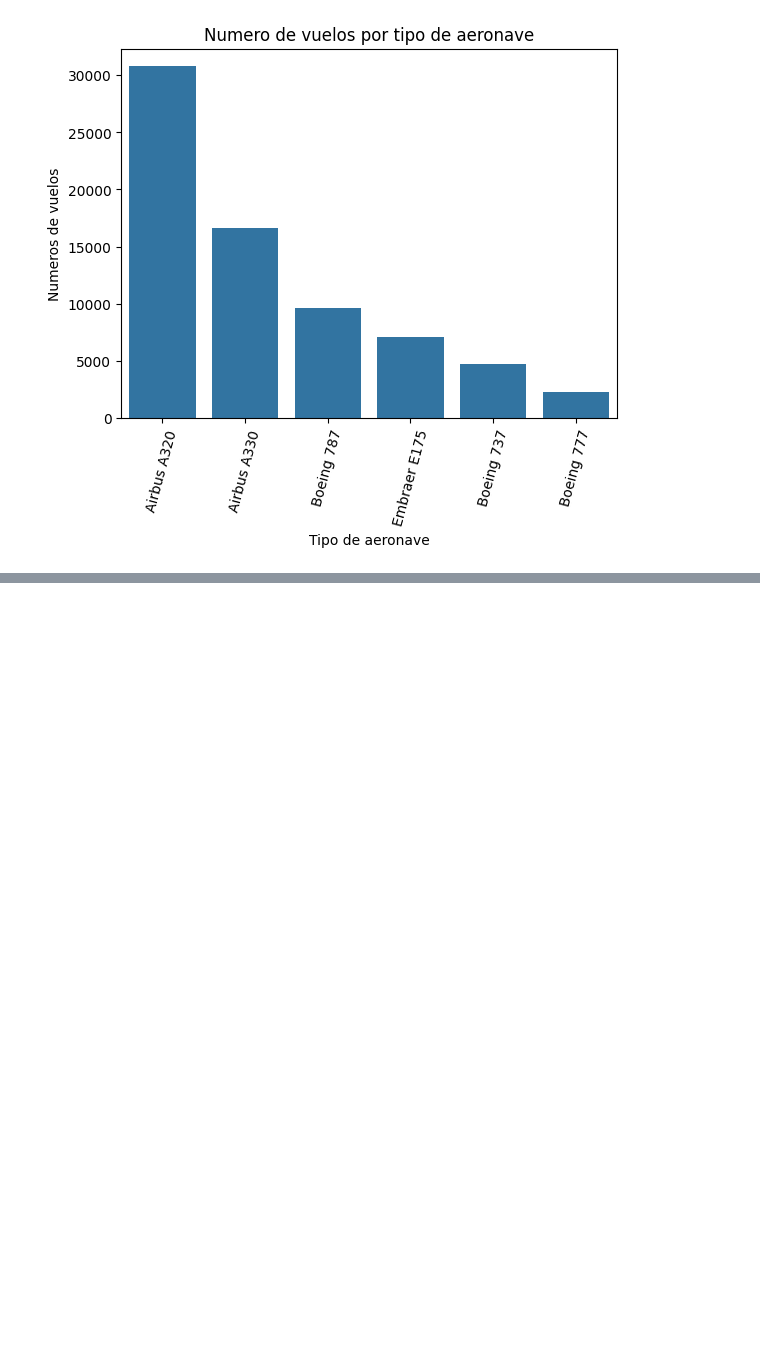
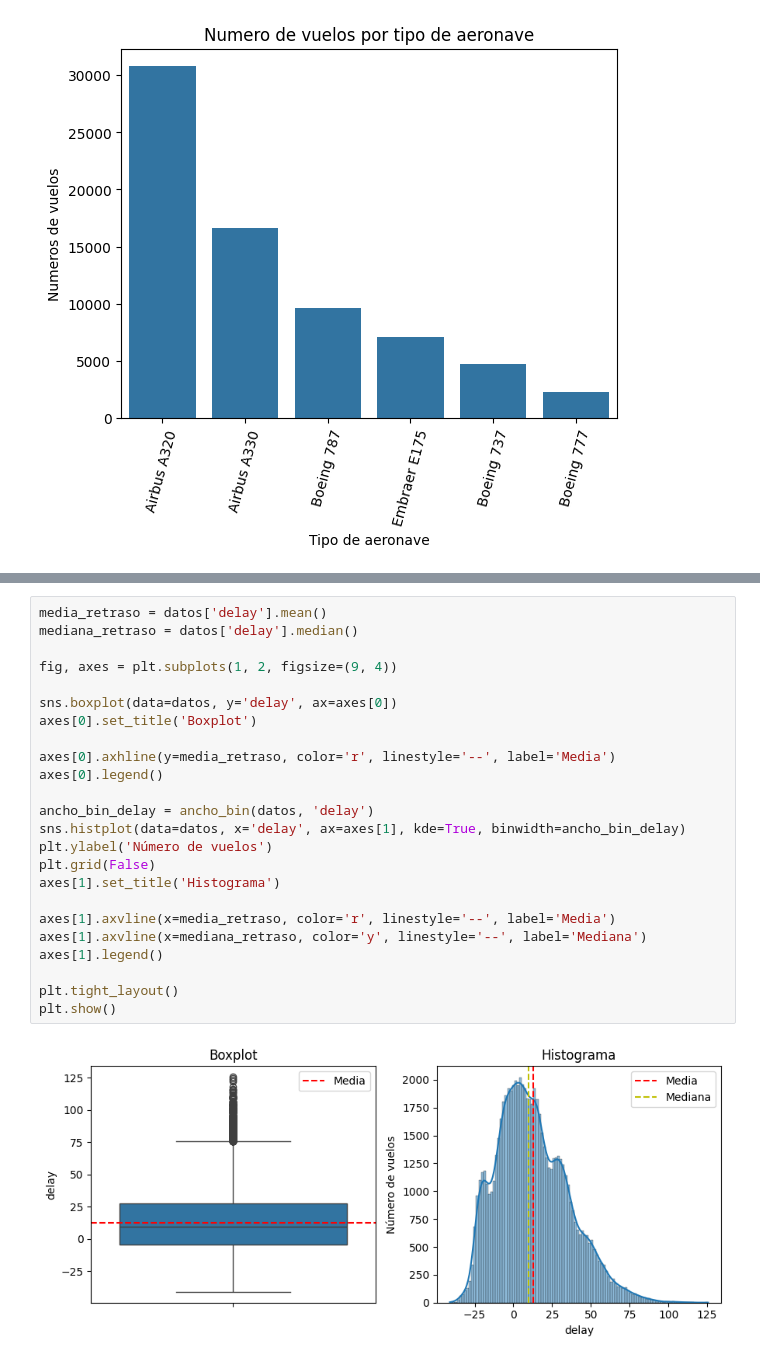
Before and after one commit to lukitasmois/ia-aumentada-prevision-de-atrasos-de-vuelos, a Jupyter notebook: notebook.ipynb, the cells around one changed output, grey strips where cells are left out. Drawn from its saved outputs; the diff is of its cells as text; blank space fills up the shorter version.

```diff
--- a/notebook.ipynb
+++ b/notebook.ipynb
@@ -117,0 +145,26 @@ plt.show()
+# %%
+media_retraso = datos['delay'].mean()
+mediana_retraso = datos['delay'].median()
+
+fig, axes = plt.subplots(1, 2, figsize=(9, 4))
+
+sns.boxplot(data=datos, y='delay', ax=axes[0])
+axes[0].set_title('Boxplot')
+
+axes[0].axhline(y=media_retraso, color='r', linestyle='--', label='Media')
+axes[0].legend()
+
+ancho_bin_delay = ancho_bin(datos, 'delay')
+sns.histplot(data=datos, x='delay', ax=axes[1], kde=True, binwidth=ancho_bin_delay)
+plt.ylabel('Número de vuelos')
+plt.grid(False)
+axes[1].set_title('Histograma')
+
+axes[1].axvline(x=media_retraso, color='r', linestyle='--', label='Media')
+axes[1].axvline(x=mediana_retraso, color='y', linestyle='--', label='Mediana')
+axes[1].legend()
+
+plt.tight_layout()
+plt.show()
+# %% [output]
+[figure, added]
```
Also changed, not shown: parts of 5 cells of this notebook.
